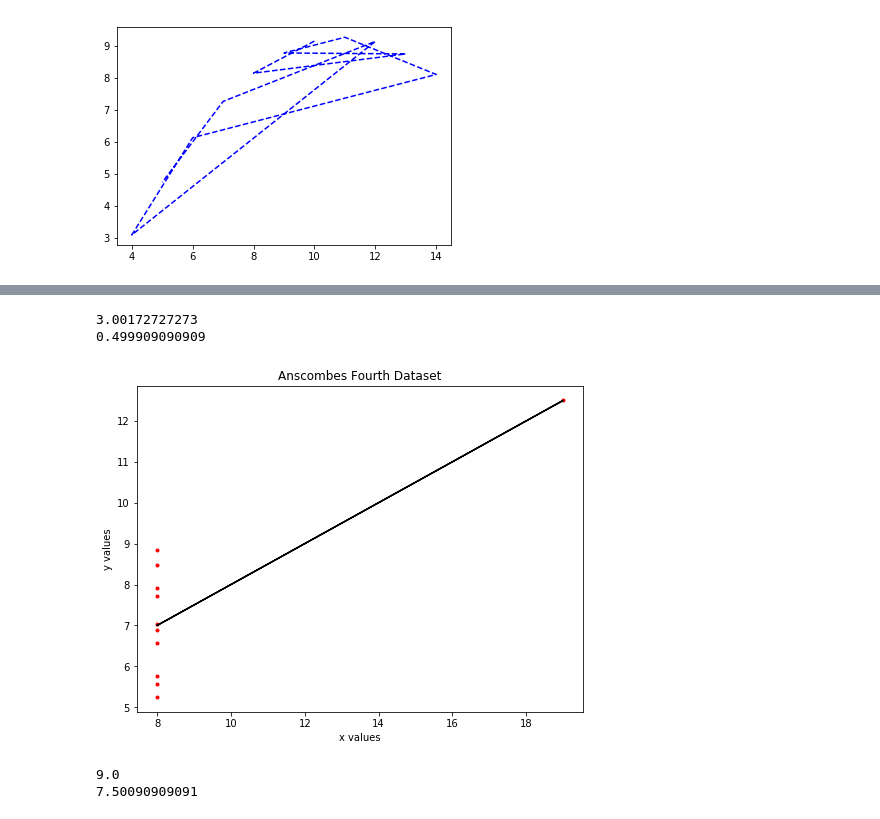
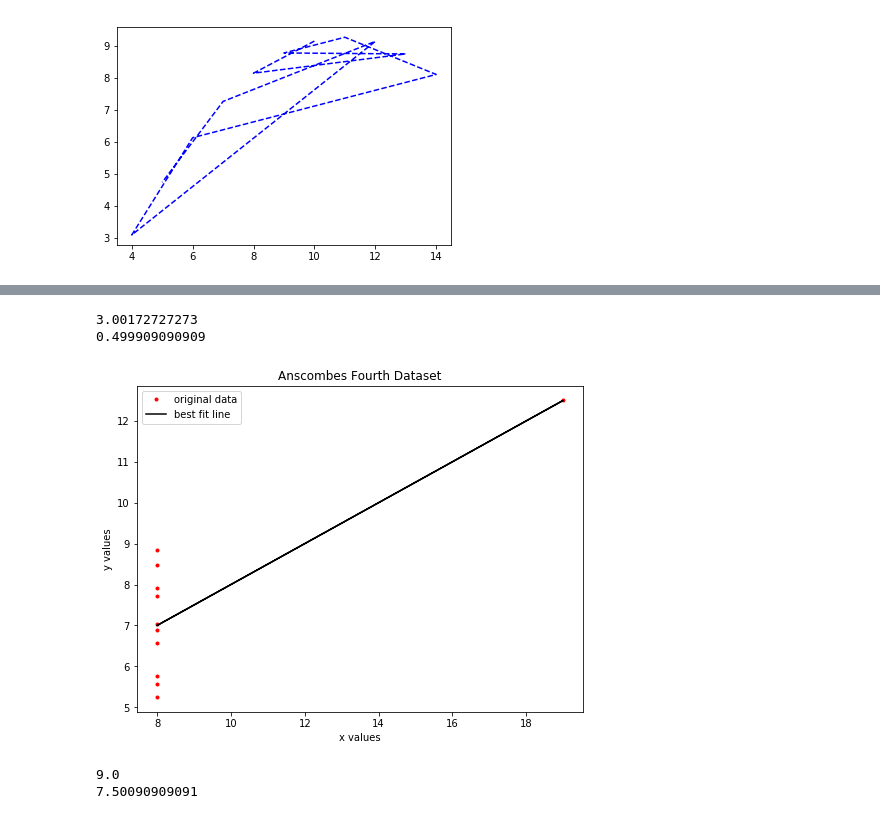
Before and after one commit to nualagallagher/fundamentals-of-data-analysis, a Jupyter notebook: fundamentals of data analysis assignment.ipynb, the cells around one changed output, grey strips where cells are left out. Cells and saved outputs as stored; diff of their text form; code cells hidden in the pictures.

```diff
--- a/fundamentals of data analysis assignment.ipynb
+++ b/fundamentals of data analysis assignment.ipynb
@@ -261,22 +293,24 @@ plt.show()
 n = [8, 8, 8, 8, 8, 8, 8, 19, 8, 8, 8]
 p = [6.58, 5.76, 7.71, 8.84, 8.47, 7.04, 5.25, 12.5, 5.56, 7.91, 6.89]
 # %%
-plt.plot(n, p, 'r.')
+plt.plot(n, p, 'r.', label='original data')
+plt.legend()
 (m,c) = np.polyfit(n, p, 1)
 print(c)
 print(m)
 
 pylab.xlabel('x values')
 pylab.ylabel('y values')
 pylab.title('Anscombes Fourth Dataset')
 
 z = np.polyval([m,c], n)
-plt.plot(n, z, 'k-')
+plt.plot(n, z, 'k-', label='best fit line')
+plt.legend()
 plt.show()
 # %% [output]
 3.00172727273
 0.499909090909
-[figure, old version]
+[figure, new version]
 # %%
 #Calculate the means of both x and y values of each data set.
 #Mean of the first dataset
```
Also changed, not shown: parts of 10 cells of this notebook.
